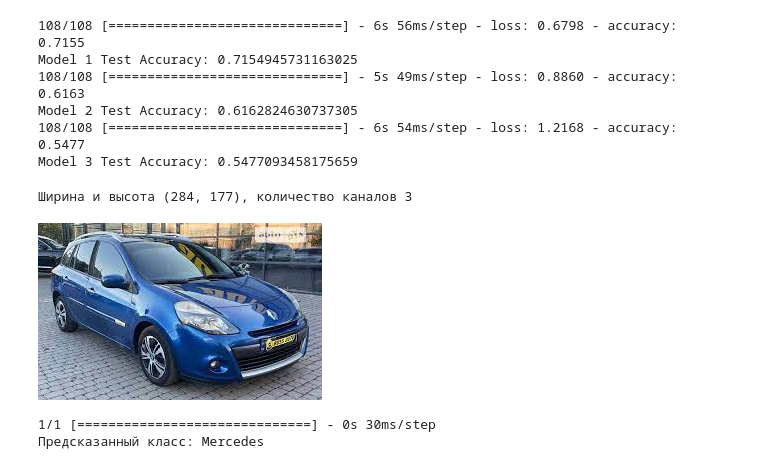
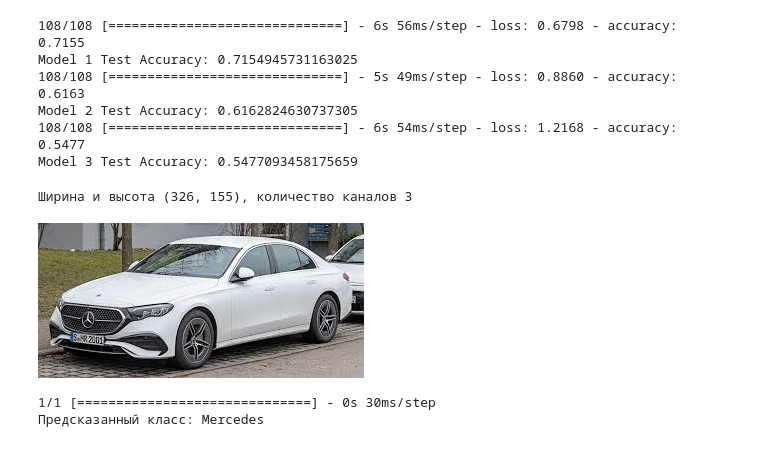
Before and after one commit to 1rd0/18lab_bek, a Jupyter notebook: Лабораторная_работа_НС_Keras_5_(1).ipynb, the cells around one changed output. Saved outputs shown, nothing was run; the diff lists cells and outputs as text; code cells hidden in the pictures.

```diff
--- a/Лабораторная_работа_НС_Keras_5_(1).ipynb
+++ b/Лабораторная_работа_НС_Keras_5_(1).ipynb
@@ -546,12 +226,12 @@ Model 2 Test Accuracy: 0.6162824630737305
 Model 3 Test Accuracy: 0.5477093458175659
 # %%
 from PIL import Image
-img = Image.open('/content/images (1).jpeg')
+img = Image.open('/content/sample_data/images (2).jpeg')
 print(f"Ширина и высота {img.size}, количество каналов {len(img.mode)}")
 img
 # %% [output]
-Ширина и высота (284, 177), количество каналов 3
+Ширина и высота (326, 155), количество каналов 3
-[figure, old version]
+[figure, new version]
 # %%
 from PIL import Image
 import numpy as np
```
Also changed, not shown: parts of 28 cells of this notebook.
